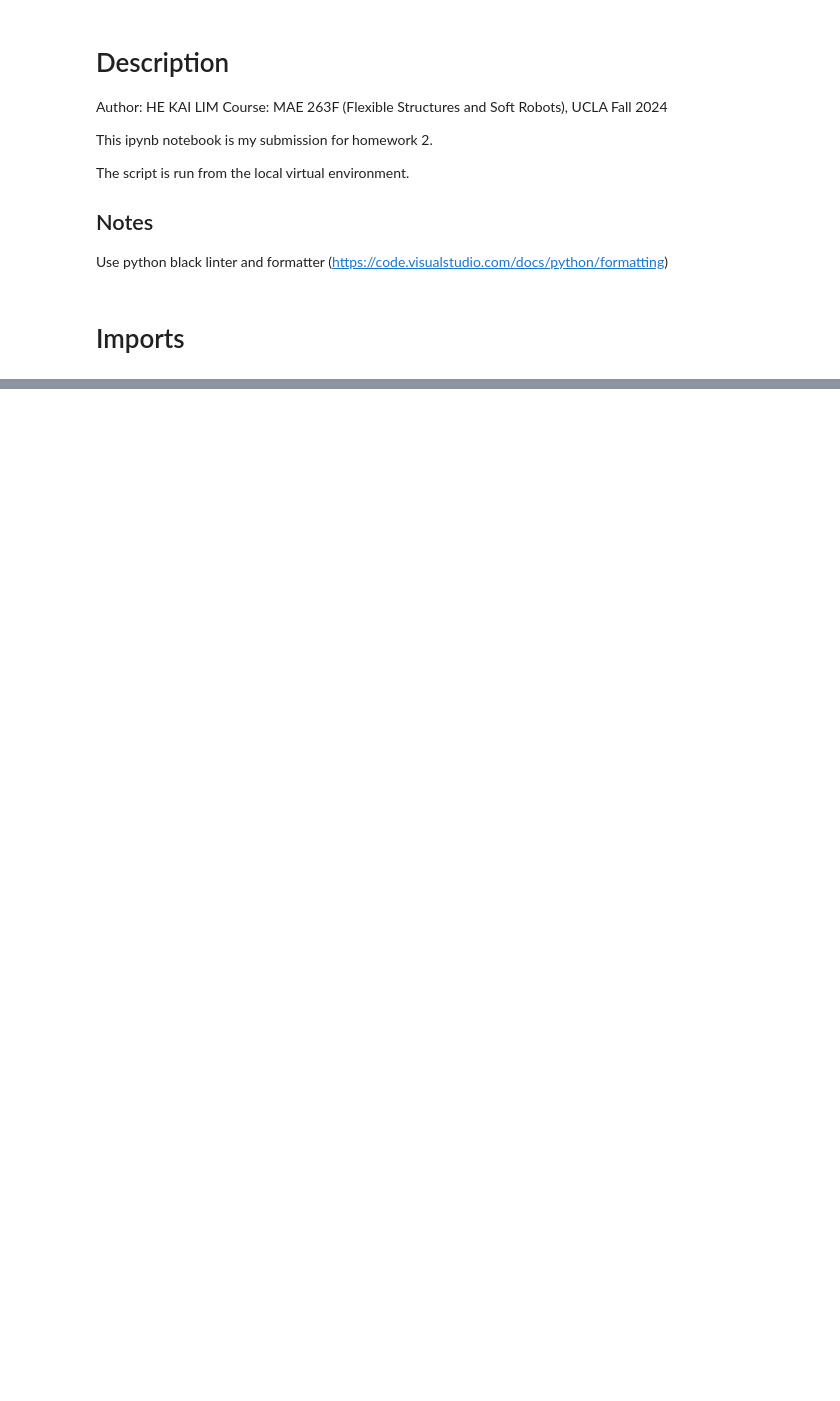
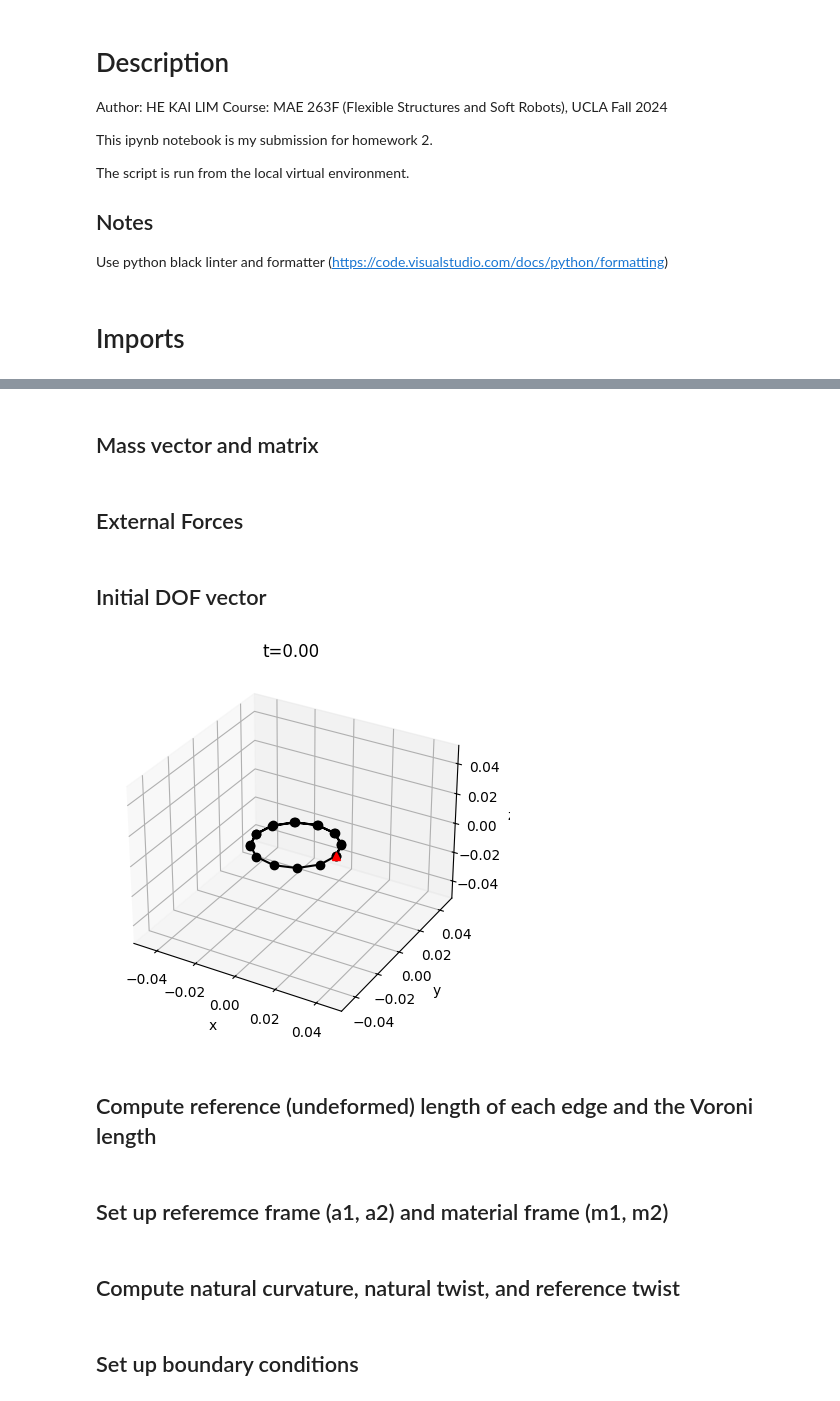
Before and after one commit to he-is-kai/MAE263F_UCLA_Fall2024, a Jupyter notebook: homework_2/Homework2.ipynb, the cells around one changed output, grey strips where cells are left out. Drawn from its saved outputs; the diff is of its cells as text; code cells hidden in the pictures; blank space fills up the shorter version.

Commit message:
The commit where everything works for the first time

```diff
--- a/homework_2/Homework2.ipynb
+++ b/homework_2/Homework2.ipynb
@@ -180,0 +288,47 @@ def plotrod_simple(q, ctime):
+# %% [markdown]
+## Mass vector and matrix
+# %%
+rho = 1000 # Density (kg/m^3)
+totalM = (np.pi * r0**2 * RodLength) * rho # total mass in kg
+dm = totalM / ne # mass per edge
+
+massVector = np.zeros(ndof)
+for c in range(nv): # 0, 1, 2, ..., nv-1 MATLAB: for c=1:nv
+  ind = [4*c, 4*c+1, 4*c+2]
+  if c == 0: # first node
+    massVector[ind] = dm/2
+  elif c == nv-1: # last node
+    massVector[ind] = dm/2
+  else: # internal nodes
+    massVector[ind] = dm
+
+for c in range(ne):
+  massVector[4*c + 3] = 1/2 * dm * r0**2
+
+# Diagonal matrix rerpesentation of mass vector
+mMat = np.diag(massVector)
+# %% [markdown]
+## External Forces
+# %%
+# Gravity
+g = np.array([0, 0, -9.81])
+Fg = np.zeros(ndof) # External force vector for gravity
+for c in range(nv):
+  ind = [4*c, 4*c+1, 4*c+2]
+  Fg[ind] = massVector[ind] * g
+# %% [markdown]
+## Initial DOF vector
+# %%
+# DOF vector at t = 0
+q0 = np.zeros(ndof)
+for c in range(nv):
+  ind = [4*c, 4*c+1, 4*c+2]
+  q0[ind] = nodes[c, :]
+
+u = np.zeros_like(q0) # velocity vector
+
+plotrod_simple(q0, 0)
+# %% [output]
+[figure, added]
+# %% [markdown]
+## Compute reference (undeformed) length of each edge and the Voroni length
@@ -180,0 +351,2 @@ def plotrod_simple(q, ctime):
+# %% [markdown]
+## Set up referemce frame (a1, a2) and material frame (m1, m2)
@@ -180,0 +373,2 @@ def plotrod_simple(q, ctime):
+# %% [markdown]
+## Compute natural curvature, natural twist, and reference twist
@@ -180,0 +385,2 @@ def plotrod_simple(q, ctime):
+# %% [markdown]
+## Set up boundary conditions
```
Also changed, not shown: parts of 20 cells of this notebook, 15 other files.
